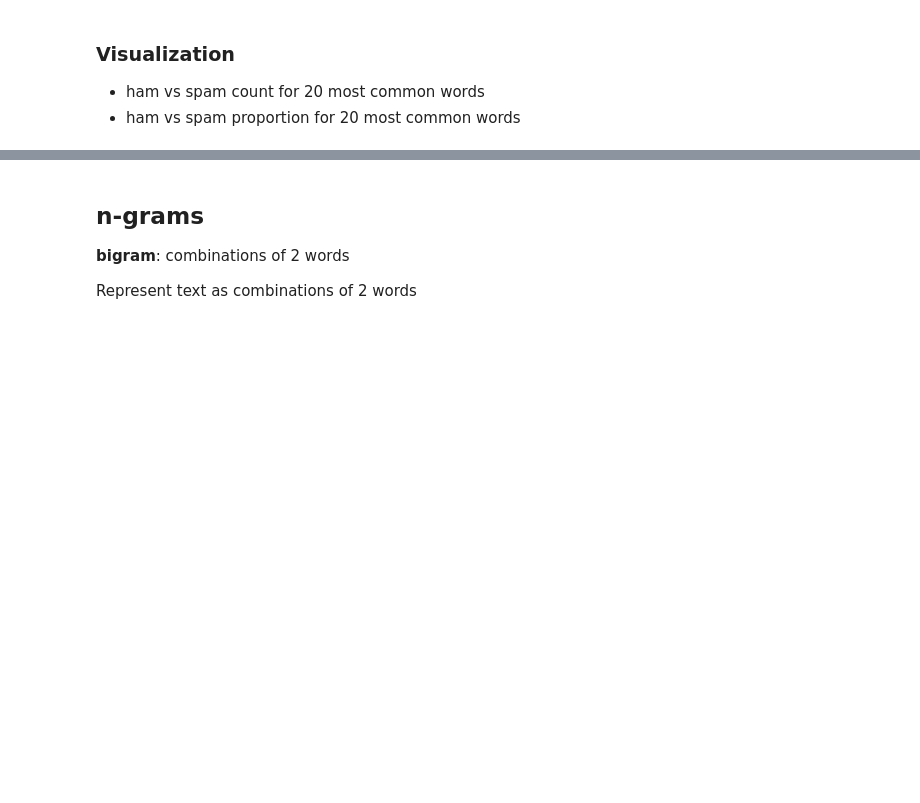
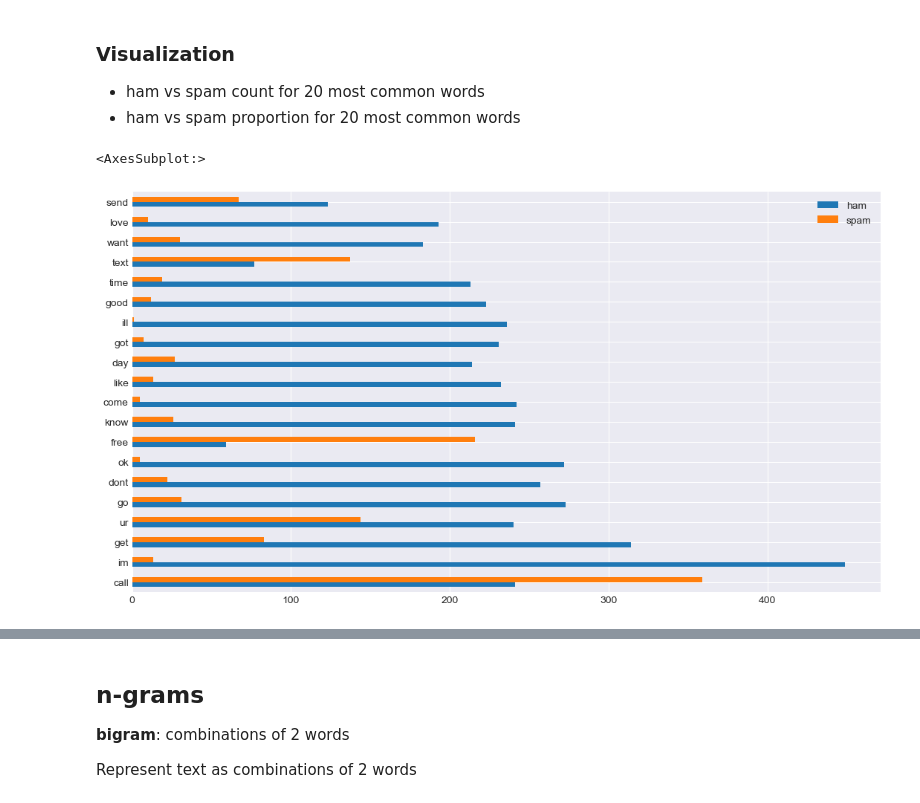
Before and after one commit to CodeupClassroom/pagel-nlp, a Jupyter notebook: exploration_lesson.ipynb, the cells around one changed output, grey strips where cells are left out. Saved outputs shown, nothing was run; the diff lists cells and outputs as text; code cells hidden in the pictures; blank space fills up the shorter version.

```diff
--- a/exploration_lesson.ipynb
+++ b/exploration_lesson.ipynb
@@ -51,4 +51,5 @@ query = '''
         '''
 # %%
 #Read SQL
-df = pd.read_sql()
+df = pd.read_sql(query, url, index_col='id')
+df.head()
@@ -105,8 +127,8 @@ def clean(text):
 # we will do that for ham words, spam words, and all words
 # we will pass our basic cleaning on top of that
 
-ham_words =
-spam_words =
-all_words =
+ham_words = clean(' '.join(df[df.label=="ham"]['text']))
+spam_words = clean(' '.join(df[df.label=="spam"]['text']))
+all_words = clean(' '.join(df['text']))
 # %%
 len(all_words), len(spam_words), len(ham_words)
@@ -117,6 +143,6 @@ len(all_words), len(spam_words), len(ham_words)
 # and then take the value counts of that Series
 # We will do this for each type of word present
 
-ham_freq =
-spam_freq =
-all_freq =
+ham_freq = pd.Series(ham_words).value_counts()
+spam_freq = pd.Series(spam_words).value_counts()
+all_freq = pd.Series(all_words).value_counts()
@@ -130,9 +205,9 @@ Represent text as word frequencies.
 # fill any missing values with zero
 # convert the resulting df to contain only integer values:
 
-word_counts =
+word_counts = pd.concat([ham_freq, spam_freq, all_freq], axis=1).fillna(0).astype(int)
 
 # rename the col names
-word_counts.columns =
+word_counts.columns = ['ham', 'spam', 'all']
 
 word_counts.head()
@@ -155,3 +276,8 @@ word_counts.sample(5).head()
 # setting basic style parameters for matplotlib
 plt.rc('figure', figsize=(13, 7))
 plt.style.use('seaborn-darkgrid')
+# %%
+word_counts.sort_values('all', ascending=False)[['ham', 'spam']].head(20).plot.barh()
+# %% [output]
+<AxesSubplot:>
+[figure, added]
```
Also changed, not shown: parts of 39 cells of this notebook.
